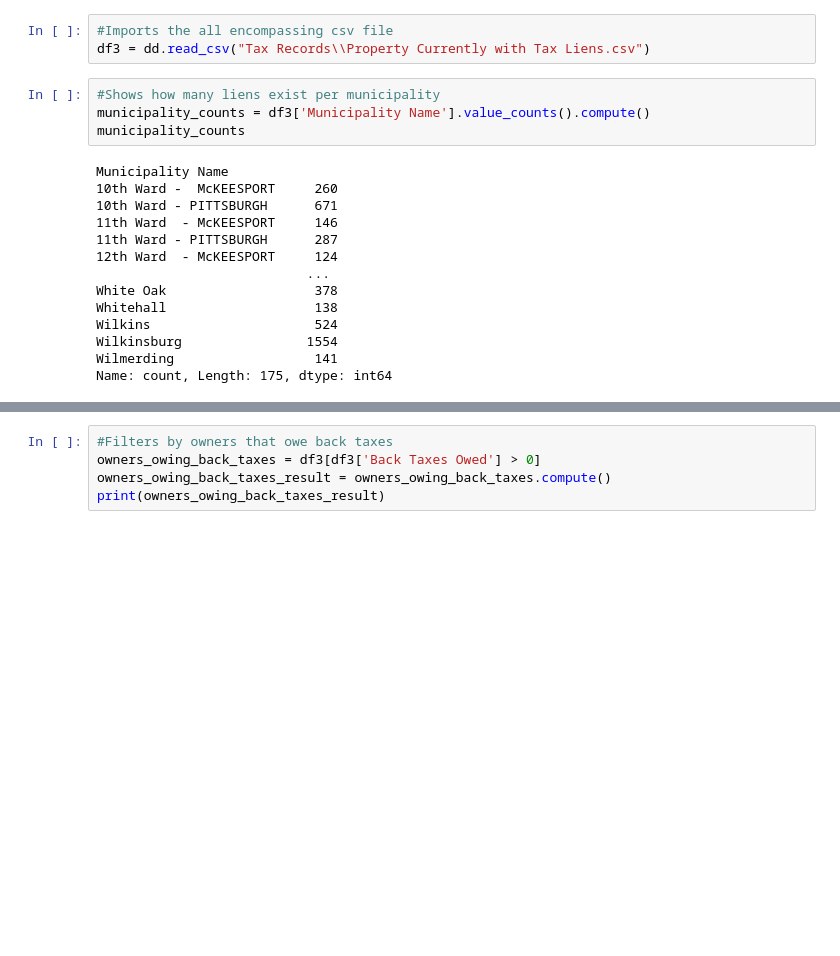
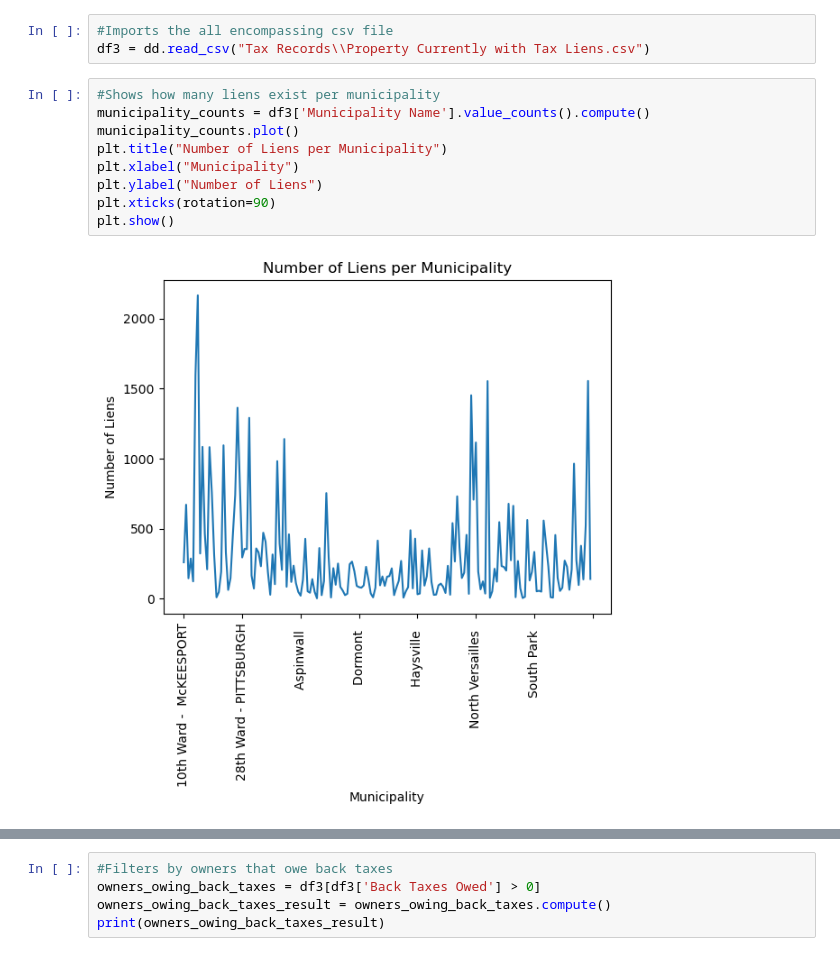
Before and after one commit to AndreaLHazzard/Project_3, a Jupyter notebook: delivery.ipynb, the cells around one changed output, grey strips where cells are left out. Cells and saved outputs as stored; diff of their text form; blank space fills up the shorter version.

Commit message:
added some plots

```diff
--- a/delivery.ipynb
+++ b/delivery.ipynb
@@ -9,21 +9,14 @@ df3 = dd.read_csv("Tax Records\\Property Currently with Tax Liens.csv")
 # %%
 #Shows how many liens exist per municipality
 municipality_counts = df3['Municipality Name'].value_counts().compute()
-municipality_counts
+municipality_counts.plot()
+plt.title("Number of Liens per Municipality")
+plt.xlabel("Municipality")
+plt.ylabel("Number of Liens")
+plt.xticks(rotation=90)
+plt.show()
 # %% [output]
-Municipality Name
-10th Ward -  McKEESPORT     260
-10th Ward - PITTSBURGH      671
-11th Ward  - McKEESPORT     146
-11th Ward - PITTSBURGH      287
-12th Ward  - McKEESPORT     124
-                           ...
-White Oak                   378
-Whitehall                   138
-Wilkins                     524
-Wilkinsburg                1554
-Wilmerding                  141
-Name: count, Length: 175, dtype: int64
+[figure, added]
 # %%
 #Sums up amount of liens based on the municipality
 municipality_liens_sum = df3.groupby('Municipality Name')['number'].sum()
```
Also changed, not shown: parts of 1 cell of this notebook.
